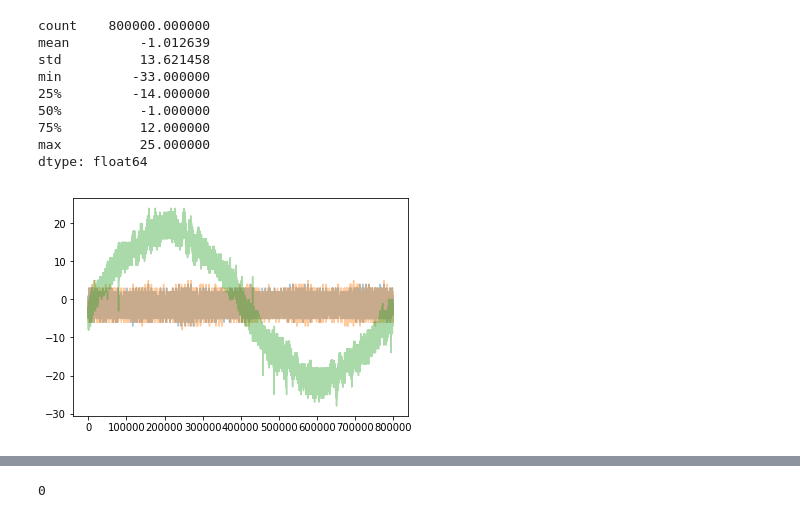
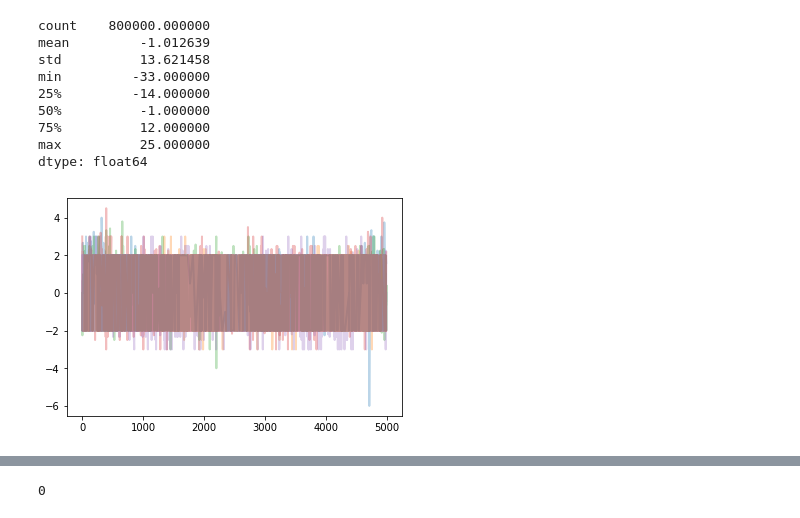
Before and after one commit to miguel-rita/remote-three, a Jupyter notebook: notebooks/drafts.ipynb, the cells around one changed output, grey strips where cells are left out. Saved outputs shown, nothing was run; the diff lists cells and outputs as text; code cells hidden in the pictures.

```diff
--- a/notebooks/drafts.ipynb
+++ b/notebooks/drafts.ipynb
@@ -25,0 +121,2 @@ dtype: int64
+# %%
+pp_db20_train = np.load('../preprocessed_data/pp_train_db20/pp_train_db20_0.npy')
@@ -25,0 +127,6 @@ dtype: int64
+# %%
+samp_freq = 10
+fig, ax = plt.subplots(figsize=(20,8))
+for line in pp_db20_train[:10,:]:
+    t = np.arange(0, pp_db20_train.shape[1], samp_freq)
+    sns.lineplot(t, line[::samp_freq], alpha=0.1, linewidth=2, ax=ax)
@@ -25,0 +142,8 @@ dtype: int64
+# %%
+batch = np.load('../preprocessed_data/pp_train_db20_l0h0a/pp_train_db20_l0h0a_0.npy')
+# %%
+samp_freq = 10
+fig, ax = plt.subplots(figsize=(20,8))
+for line in batch[:1]:
+    t = np.arange(0, batch.shape[1], samp_freq)
+    sns.lineplot(t, line[::samp_freq], alpha=0.1, linewidth=2, ax=ax)
@@ -78,8 +222,9 @@ dtype: float64
 # %%
-for n in np.arange(0,3):
-    sns.lineplot(t, demo_raw[n,::subfreq], alpha=0.40)
+for line in np.squeeze(tf[:5,1,:]):
+    t = np.arange(0, tf.shape[2], 1)
+    sns.lineplot(t, line, alpha=0.3, linewidth=2)
 # %% [output]
-[figure, old version]
+[figure, new version]
 # %%
 import pandas as pd
 base_feats = pd.read_hdf('../features/pp_train_db20_base-feats_v7_jan21.h5')
```
Also changed, not shown: parts of 30 cells of this notebook, 10 other files.
